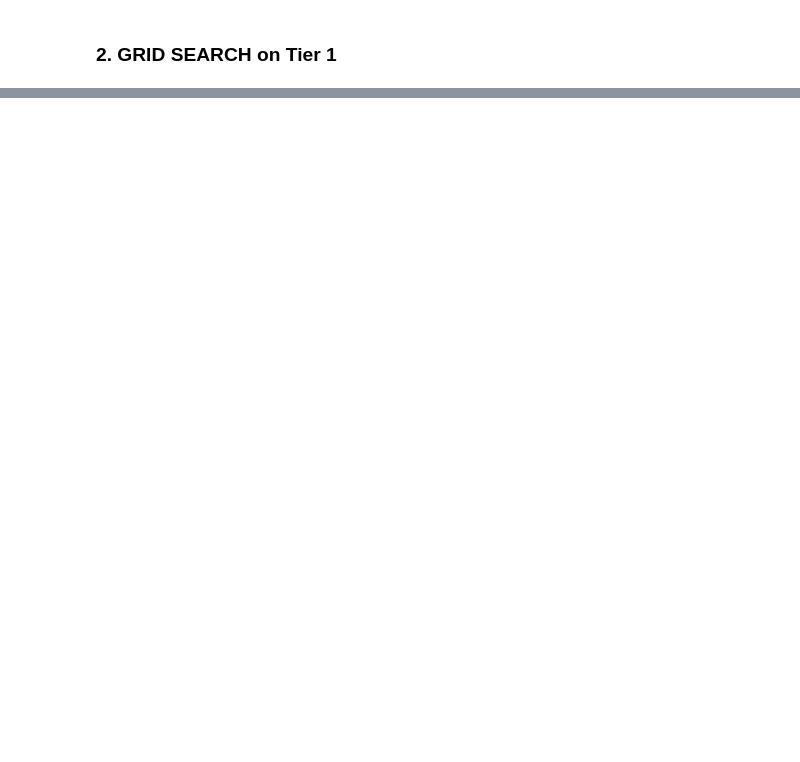
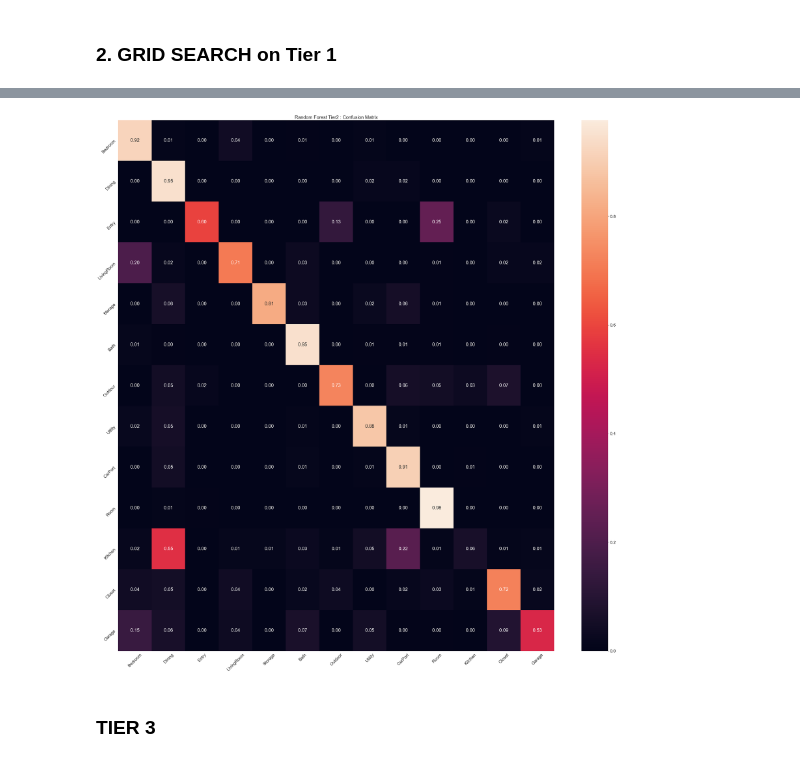
Before and after one commit to cltarchitecture/2021-spring-studio-lab, a Jupyter notebook: Machine Learning/Tier3_RndmForest.ipynb, the cells around one changed output, grey strips where cells are left out. Cells and saved outputs as stored; diff of their text form; code cells hidden in the pictures; blank space fills up the shorter version.

Commit message:
final Random forest model

```diff
--- a/Machine Learning/Tier3_RndmForest.ipynb
+++ b/Machine Learning/Tier3_RndmForest.ipynb
@@ -219,0 +306,21 @@ plt.show()
+# %%
+#TIER 2) ------------------Group B+C-----------------------
+
+#Defining Train and Target data
+X_two = data_tier2.drop([x for x in['path','type','classes','open_to','door_to','contains','type_cleaned','exclude'] if x in data_tier2.columns], axis =1)
+y_two = data_tier2['type_cleaned']
+#Split the data into training data, and test data
+X_train2 , X_test2, y_train2, y_test2 = train_test_split(X_two,y_two, test_size= 0.3, stratify=y_two)
+X_train_train2 , X_train_val2, y_train_train2, y_train_val2 = train_test_split(X_train2,y_train2, test_size= 0.2, stratify=y_train2)
+# %%
+# Instanciate randomforest classifier
+bst_model_2 = RandomForestClassifier(
+                       bootstrap=True, class_weight="balanced", criterion='gini',
+                       max_features='auto',
+                       min_weight_fraction_leaf=0.0, n_estimators=200,
+                       n_jobs=-1, random_state=27,
+                       verbose=0, warm_start=False)
+# train model
+bst_model_2.fit(X_train_train2,y_train_train2)
+# predict
+bst_model_pred_2 = bst_model_2.predict(X_test2)
@@ -219,0 +356,17 @@ plt.show()
+# %%
+file_name = "RndmFrst_Tier2_ConfMat.png"
+fig_PATH = join(img_PATH,file_name)
+cMat = confusion_matrix(y_test2,bst_model_pred_2)
+df_cm = pd.DataFrame(data = matNorm(cMat) , index= pd.Series(y_test2).unique() , columns= pd.Series(bst_model_pred_2).unique())
+plt.figure(figsize= (50,50))
+cm_fig = sns.heatmap(df_cm, annot=True, fmt=".2f")
+sns.set(font_scale=2)
+cm_fig.set_xticklabels(cm_fig.get_xmajorticklabels(), rotation = 45)
+cm_fig.set_yticklabels(cm_fig.get_xmajorticklabels(), rotation = 45)
+plt.title('Random Forest Tier2 : Confusion Matrix', fontsize = 24)
+plt.savefig(fig_PATH, dpi=150)
+plt.show()
+# %% [output]
+[figure, added]
+# %% [markdown]
+### TIER 3
```
Also changed, not shown: parts of 17 cells of this notebook, 6 other files.
